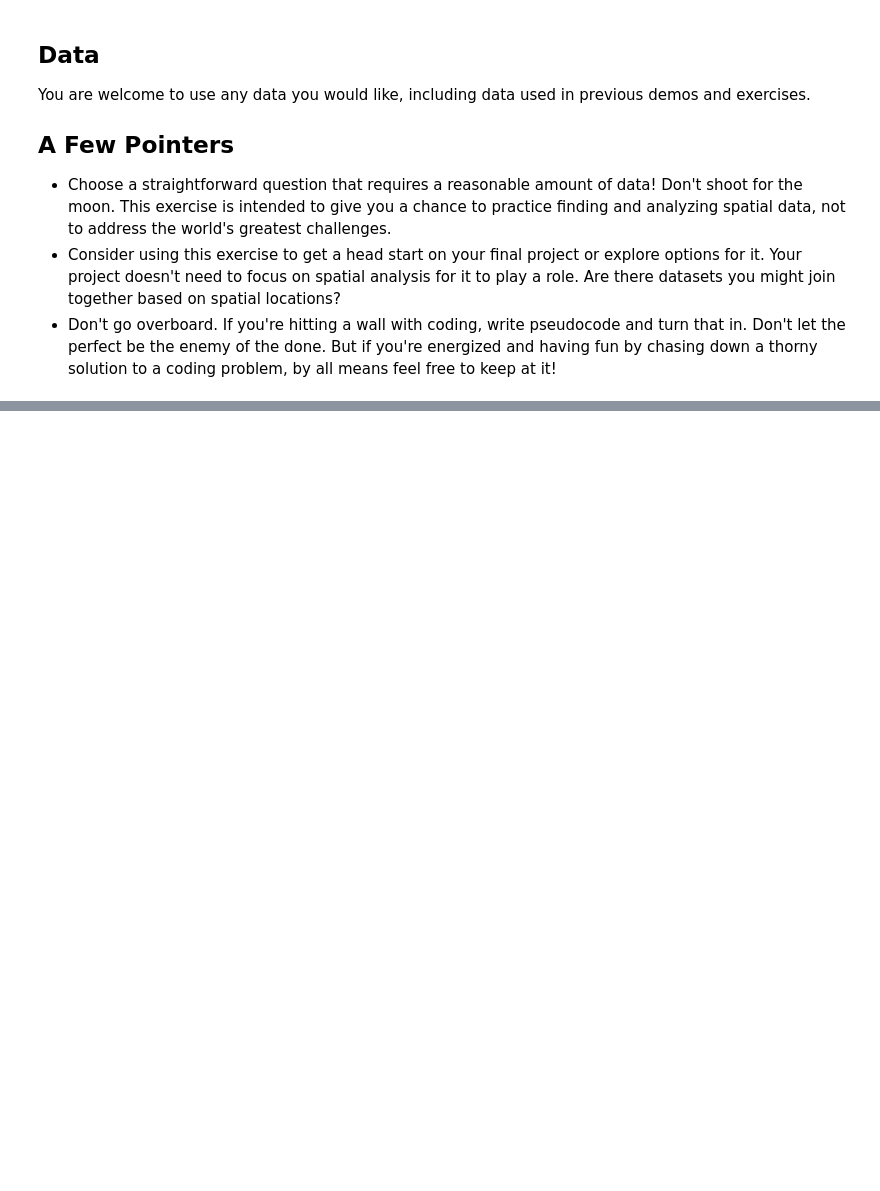
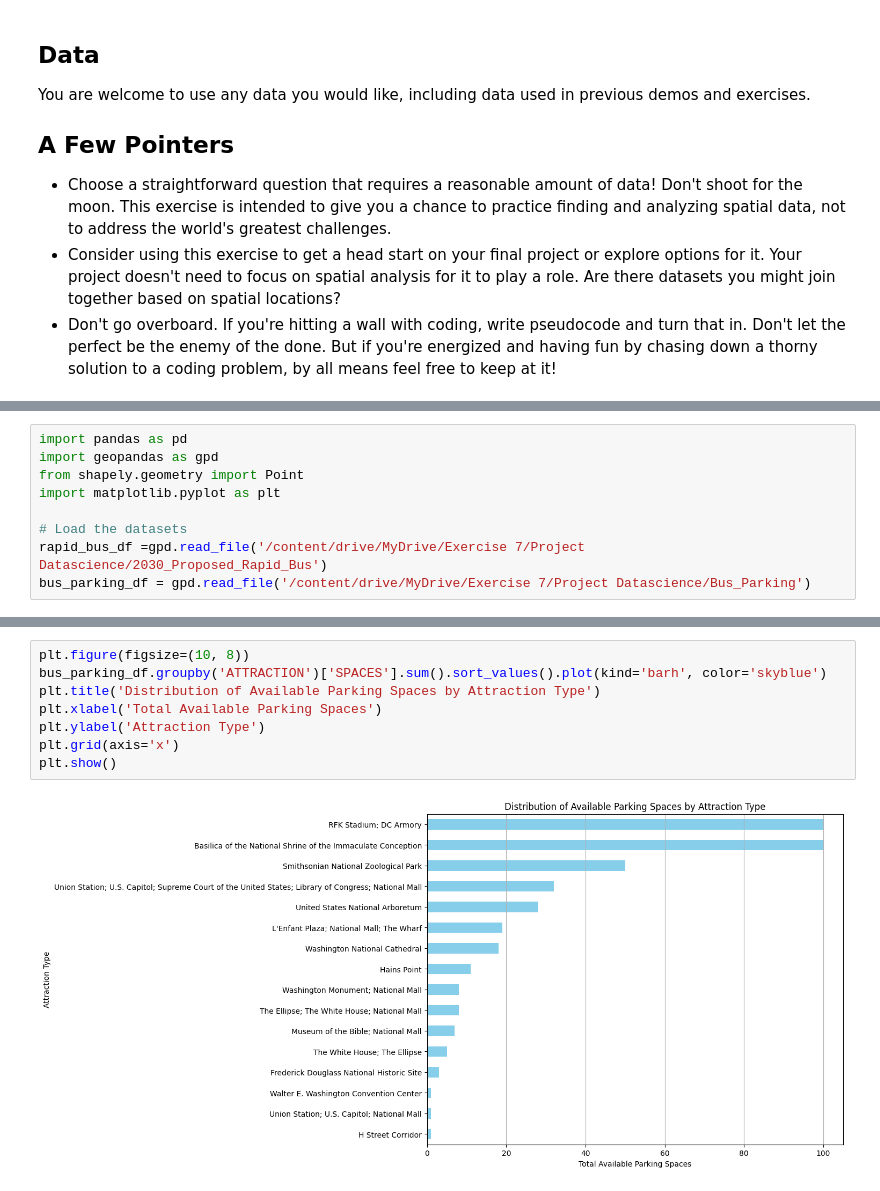
Before and after one commit to ncsg/ursp688y_sp2023, a Jupyter notebook: exercises/exercise07/exercise07.ipynb, the cells around one changed output, grey strips where cells are left out. Cells and saved outputs as stored; diff of their text form; blank space fills up the shorter version.

```diff
--- a/exercises/exercise07/exercise07.ipynb
+++ b/exercises/exercise07/exercise07.ipynb
@@ -26,0 +137,9 @@ You are welcome to use any data you would like, including data used in previous
+# %%
+import pandas as pd
+import geopandas as gpd
+from shapely.geometry import Point
+import matplotlib.pyplot as plt
+
+# Load the datasets
+rapid_bus_df =gpd.read_file('/content/drive/MyDrive/Exercise 7/Project Datascience/2030_Proposed_Rapid_Bus')
+bus_parking_df = gpd.read_file('/content/drive/MyDrive/Exercise 7/Project Datascience/Bus_Parking')
@@ -26,0 +189,10 @@ You are welcome to use any data you would like, including data used in previous
+# %%
+plt.figure(figsize=(10, 8))
+bus_parking_df.groupby('ATTRACTION')['SPACES'].sum().sort_values().plot(kind='barh', color='skyblue')
+plt.title('Distribution of Available Parking Spaces by Attraction Type')
+plt.xlabel('Total Available Parking Spaces')
+plt.ylabel('Attraction Type')
+plt.grid(axis='x')
+plt.show()
+# %% [output]
+[figure, added]
```
Also changed, not shown: parts of 12 cells of this notebook.
